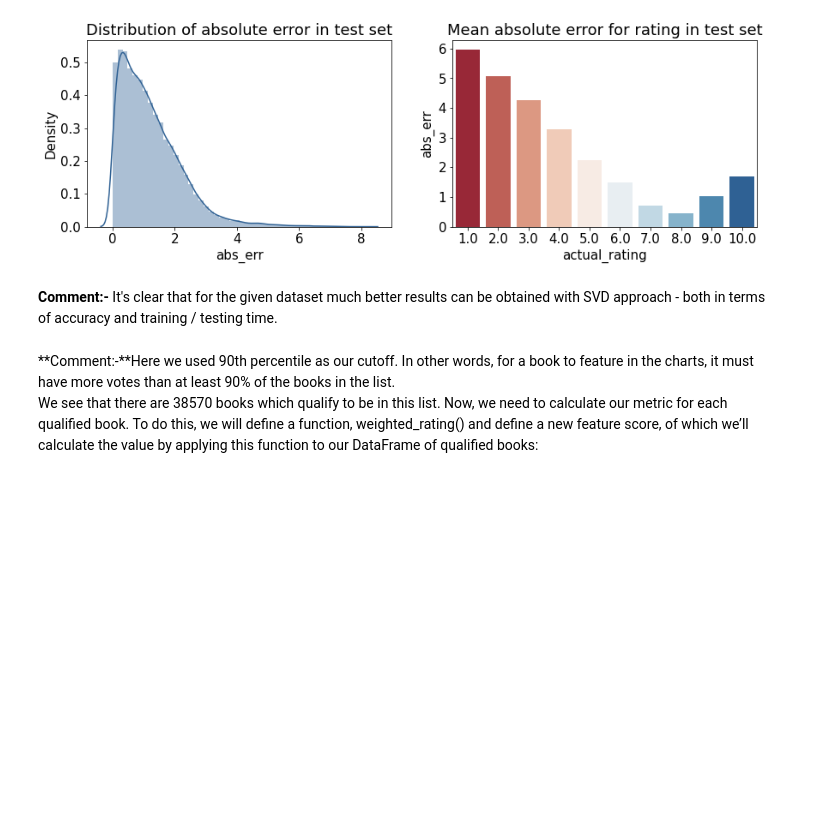
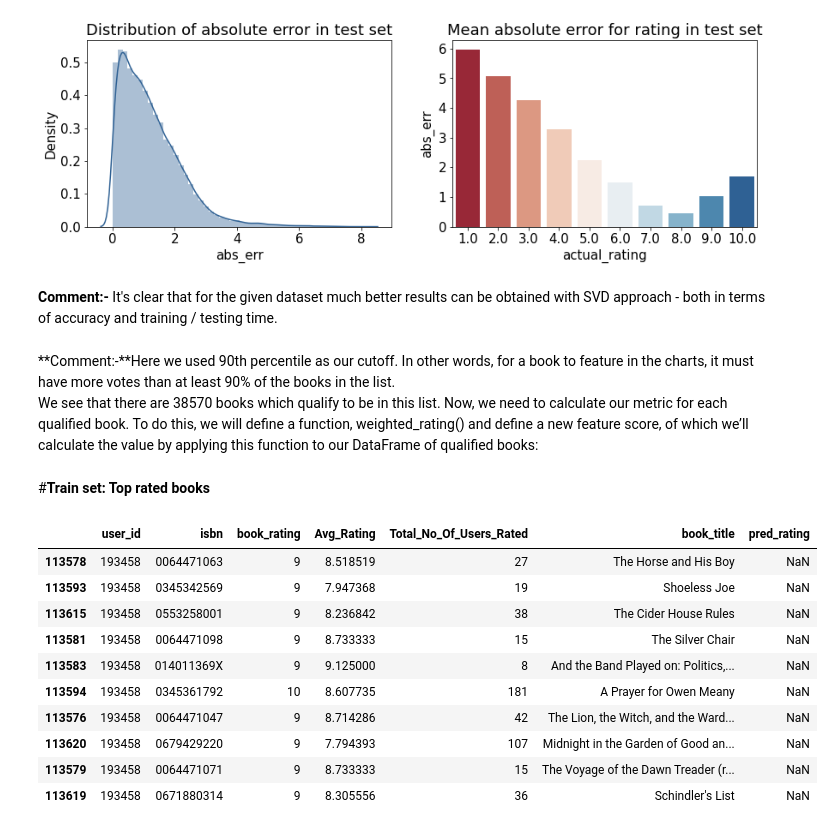
Before and after one commit to KaiwalyaZ/Book-Recommendation-System, a Jupyter notebook: Book_Recommendation_System_Kaiwalya.ipynb, the cells around one changed output. Saved outputs shown, nothing was run; the diff lists cells and outputs as text; code cells hidden in the pictures; blank space fills up the shorter version.

```diff
--- a/Book_Recommendation_System_Kaiwalya.ipynb
+++ b/Book_Recommendation_System_Kaiwalya.ipynb
@@ -793,3 +793,22 @@ It's clear that for the given dataset much better results can be obtained with S
 # %% [markdown]
 **Comment:-**Here we used 90th percentile as our cutoff. In other words, for a book to feature in the charts, it must have more votes than at least 90% of the books in the list.<br>
 We see that there are 38570 books which qualify to be in this list. Now, we need to calculate our metric for each qualified book. To do this, we will define a function, weighted_rating() and define a new feature score, of which we’ll calculate the value by applying this function to our DataFrame of qualified books:
+# %% [markdown]
+#**Train set: Top rated books**
+# %%
+selected_user_id = 193458
+df_user = df_ext[df_ext['user_id']==selected_user_id]
+
+df_user[(df_user['pred_rating'].isna())&(df_user['book_rating']>=9)].sample(10)
+# %% [output]
+|  | user_id | isbn | book_rating | Avg_Rating | Total_No_Of_Users_Rated | book_title | pred_rating |
+| 113578 | 193458 | 0064471063 | 9 | 8.518519 | 27 | The Horse and His Boy | NaN |
+| 113593 | 193458 | 0345342569 | 9 | 7.947368 | 19 | Shoeless Joe | NaN |
+| 113615 | 193458 | 0553258001 | 9 | 8.236842 | 38 | The Cider House Rules | NaN |
+| 113581 | 193458 | 0064471098 | 9 | 8.733333 | 15 | The Silver Chair | NaN |
+| 113583 | 193458 | 014011369X | 9 | 9.125000 | 8 | And the Band Played on: Politics,... | NaN |
+| 113594 | 193458 | 0345361792 | 10 | 8.607735 | 181 | A Prayer for Owen Meany | NaN |
+| 113576 | 193458 | 0064471047 | 9 | 8.714286 | 42 | The Lion, the Witch, and the Ward... | NaN |
+| 113620 | 193458 | 0679429220 | 9 | 7.794393 | 107 | Midnight in the Garden of Good an... | NaN |
+| 113579 | 193458 | 0064471071 | 9 | 8.733333 | 15 | The Voyage of the Dawn Treader (r... | NaN |
+| 113619 | 193458 | 0671880314 | 9 | 8.305556 | 36 | Schindler's List | NaN |
```
Also changed, not shown: parts of 26 cells of this notebook.
